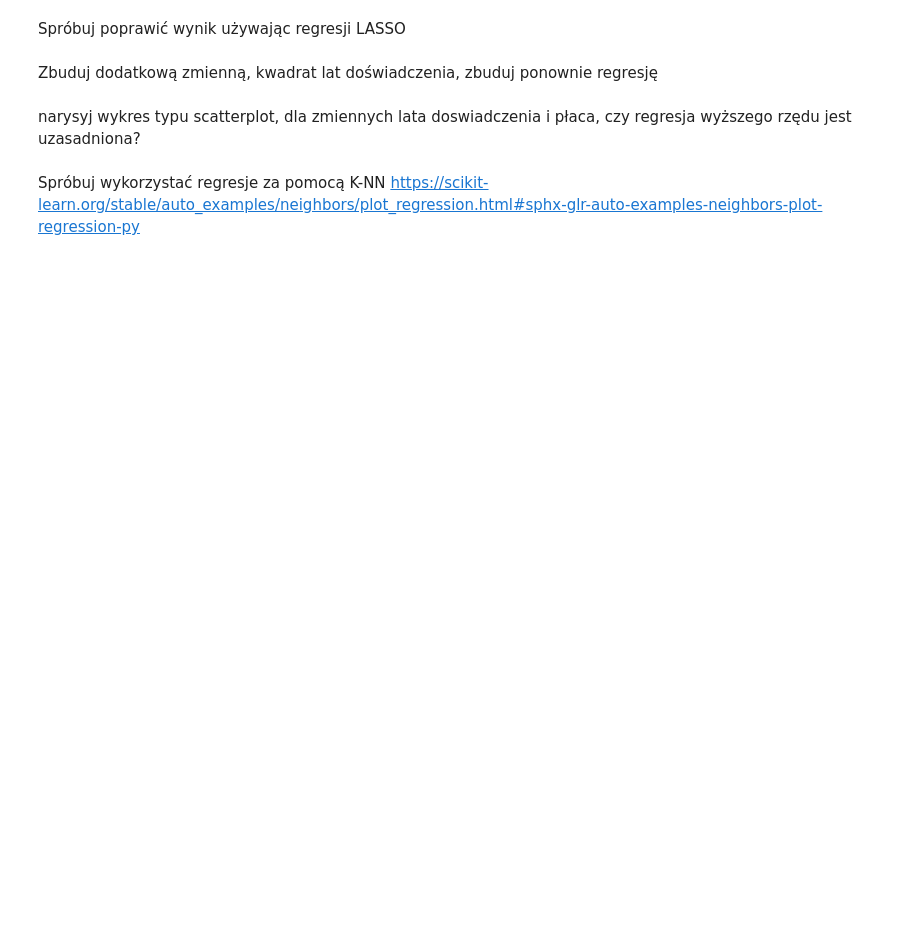
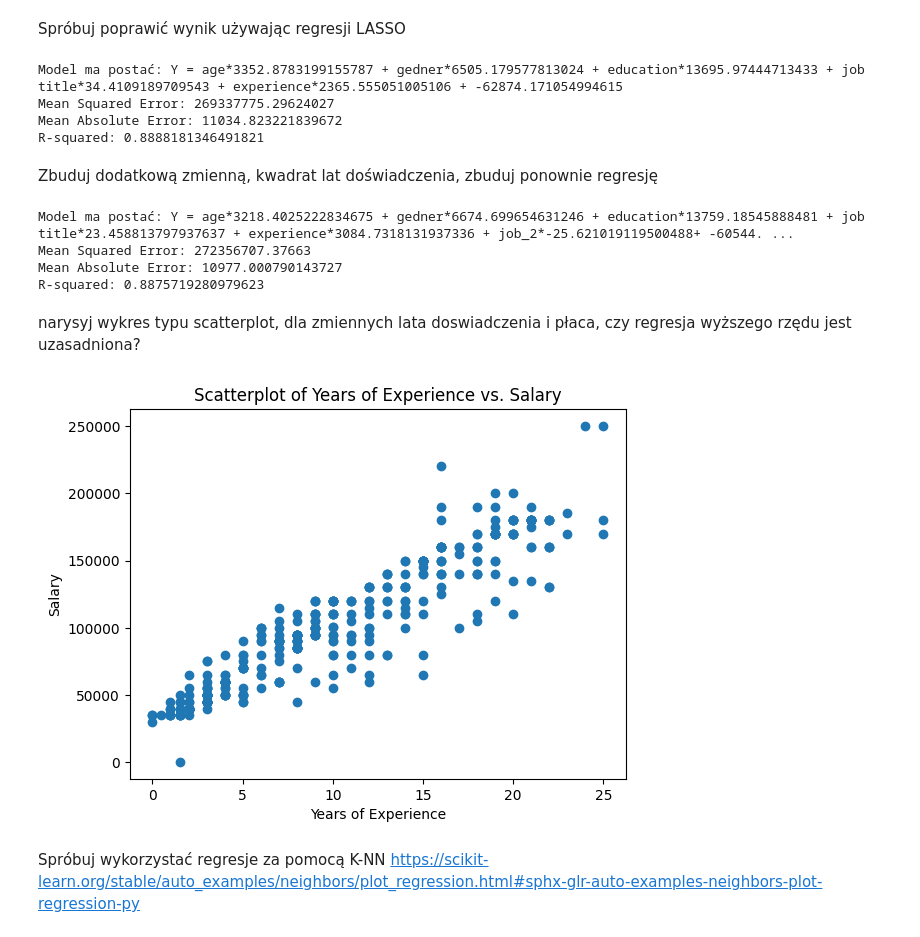
Before and after one commit to KrzysztofDrobnik/lecture1, a Jupyter notebook: PUM5_regresjanieliniowa.ipynb, the cells around one changed output. Cells and saved outputs as stored; diff of their text form; code cells hidden in the pictures; blank space fills up the shorter version.

```diff
--- a/PUM5_regresjanieliniowa.ipynb
+++ b/PUM5_regresjanieliniowa.ipynb
@@ -52,0 +73,4 @@ print(df.head())
+# %%
+for col in df.columns:
+  mean = df[col].mean()
+  df[col].fillna(mean, inplace = True)
@@ -57,9 +133,81 @@ Sprawdź czy w danych występuje współliniowość współczynnikiem VIF
 # %% [markdown]
 Spróbuj poprawić wynik używając regresji LASSO
+# %%
+lasso_regression = Lasso(alpha=1.0, fit_intercept=True, precompute=False, copy_X=True, max_iter=1000, tol=0.0001, warm_start=False, positive=False, random_state=None, selection='cyclic')
+lasso_regression.fit(X_train, y_train)
+
+y_pred = lasso_regression.predict(X_test)
+mse = mean_squared_error(y_test, y_pred)
+mae = mean_absolute_error(y_test, y_pred)
+r2 = r2_score(y_test, y_pred)
+
+coef = linear_regression.coef_
+intercept = linear_regression.intercept_
+age = coef[0]
+gender = coef[1]
+edu = coef[2]
+job = coef[3]
+years = coef[4]
+print(f"Model ma postać: Y = age*{age} + gedner*{gender} + education*{edu} + job title*{job} + experience*{years} + {intercept}")
+
+print("Mean Squared Error:", mse)
+print("Mean Absolute Error:", mae)
+print("R-squared:", r2)
+# %% [output]
+Model ma postać: Y = age*3352.8783199155787 + gedner*6505.179577813024 + education*13695.97444713433 + job title*34.4109189709543 + experience*2365.555051005106 + -62874.171054994615
+Mean Squared Error: 269337775.29624027
+Mean Absolute Error: 11034.823221839672
+R-squared: 0.8888181346491821
 # %% [markdown]
 Zbuduj dodatkową zmienną, kwadrat lat doświadczenia, zbuduj ponownie regresję
+# %%
+df['Experience_Square'] = df["Years of Experience"]**2
+
+X = df.drop('Salary', axis=1)
+y = df['Salary']
+
+X_train, X_test, y_train, y_test = train_test_split(X, y, test_size=0.2, random_state=42)
+
+linear_regression = LinearRegression()
+linear_regression.fit(X_train, y_train)
+
+y_pred = linear_regression.predict(X_test)
+
+mse = mean_squared_error(y_test, y_pred)
+mae = mean_absolute_error(y_test, y_pred)
+r2 = r2_score(y_test, y_pred)
+
+coef = linear_regression.coef_
+intercept = linear_regression.intercept_
+age = coef[0]
+gender = coef[1]
+edu = coef[2]
+job = coef[3]
+years = coef[4]
+job_2 = coef[5]
+print(f"Model ma postać: Y = age*{age} + gedner*{gender} + education*{edu} + job title*{job} + experience*{years} + job_2*{job_2}+ {intercept}")
+
+print("Mean Squared Error:", mse)
+print("Mean Absolute Error:", mae)
+print("R-squared:", r2)
+# %% [output]
+Model ma postać: Y = age*3218.4025222834675 + gedner*6674.699654631246 + education*13759.18545888481 + job title*23.458813797937637 + experience*3084.7318131937336 + job_2*-25.621019119500488+ -60544. ...
+Mean Squared Error: 272356707.37663
+Mean Absolute Error: 10977.000790143727
+R-squared: 0.8875719280979623
 # %% [markdown]
 narysyj wykres typu scatterplot, dla zmiennych lata doswiadczenia i płaca, czy regresja wyższego rzędu jest uzasadniona?
+# %%
+plt.figure()
+plt.scatter(df['Years of Experience'], df['Salary'])
+plt.xlabel('Years of Experience')
+plt.ylabel('Salary')
+plt.title('Scatterplot of Years of Experience vs. Salary')
+plt.show()
+
+#bardziej krzywa niż prosta = regrejsa uzasadniona?
+# %% [output]
+[figure, added]
 # %% [markdown]
 Spróbuj wykorzystać regresje za pomocą K-NN
 https://scikit-learn.org/stable/auto_examples/neighbors/plot_regression.html#sphx-glr-auto-examples-neighbors-plot-regression-py
```
Also changed, not shown: parts of 8 cells of this notebook.
